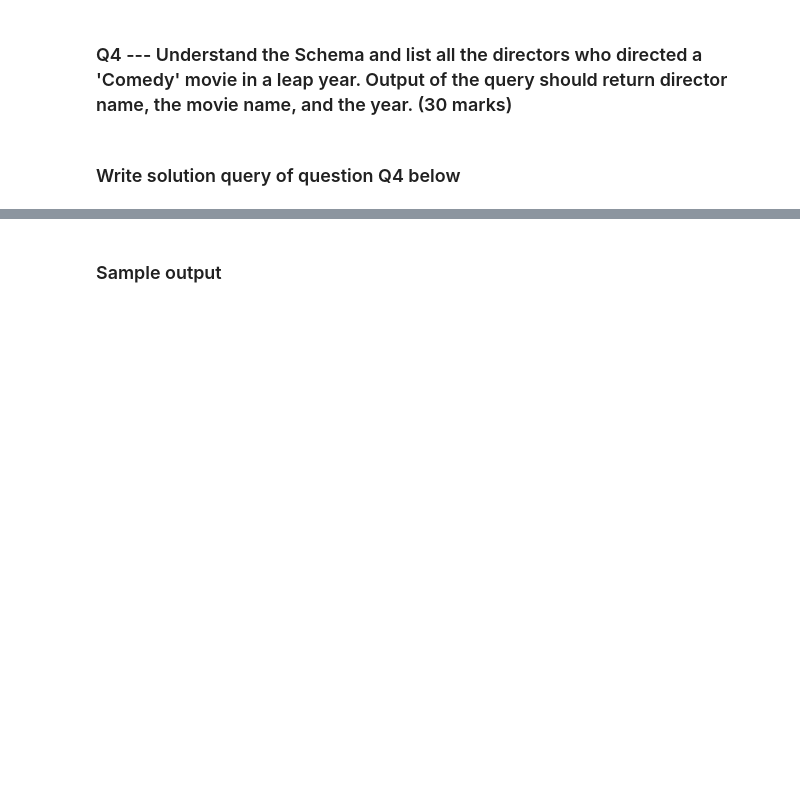
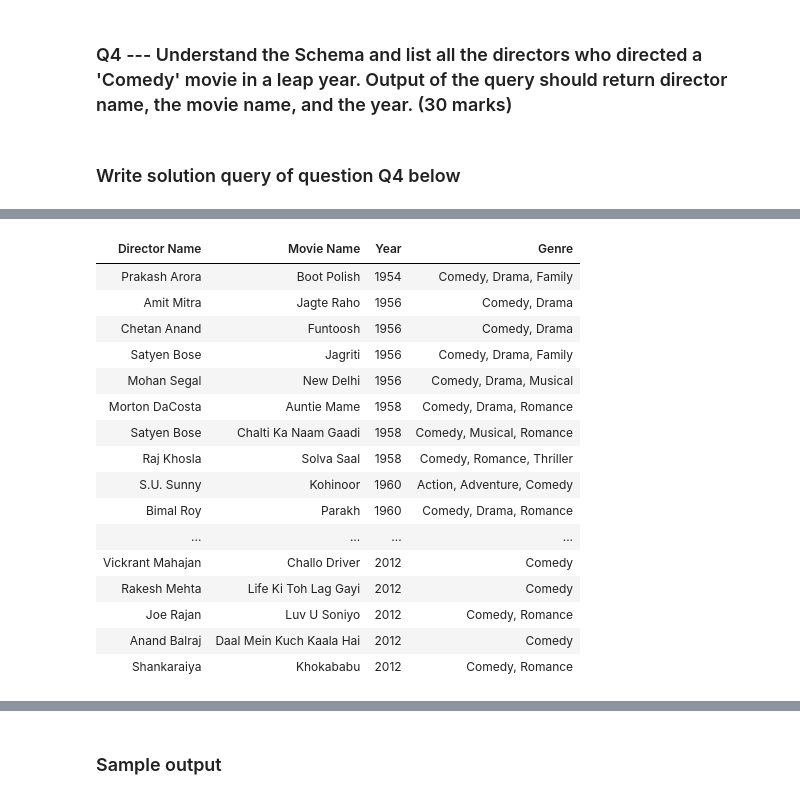
Before and after one commit to santokalayil/interviews, a Jupyter notebook: interviews/ICE/interview_questions_Student/data_science_question_bank _student.ipynb, the cells around one changed output, grey strips where cells are left out. Cells and saved outputs as stored; diff of their text form; code cells hidden in the pictures; blank space fills up the shorter version.

```diff
--- a/interviews/ICE/interview_questions_Student/data_science_question_bank _student.ipynb
+++ b/interviews/ICE/interview_questions_Student/data_science_question_bank _student.ipynb
@@ -333,3 +346,15 @@ Done.
 ### Q4 --- Understand the Schema and list all the directors who directed a 'Comedy' movie in a leap year.  Output of the query should return director name, the movie name, and the year. (30 marks)
 # %% [markdown]
 ### Write solution query of question Q4 below
+# %%
+%%time
+%%sql
+SELECT p.Name as "Director Name", m.Title as "Movie Name", m.Year as "Year", g.Name as "Genre"
+FROM Movie as m
+LEFT JOIN M_Director as md on m.MID = md.MID
+LEFT JOIN Person as p ON md.PID = p.PID
+LEFT JOIN M_Genre as mg on mg.MID = m.MID
+LEFT JOIN Genre as g on mg.GID = g.GID
+WHERE (g.Name LIKE '%Comedy%') AND (m.Year % 2 = 0)
+ORDER BY m.Year ASC
+# %% [output]
@@ -336,3 +365,20 @@ Done.
+| Director Name | Movie Name | Year | Genre |
+| Prakash Arora | Boot Polish | 1954 | Comedy, Drama, Family |
+| Amit Mitra | Jagte Raho | 1956 | Comedy, Drama |
+| Chetan Anand | Funtoosh | 1956 | Comedy, Drama |
+| Satyen Bose | Jagriti | 1956 | Comedy, Drama, Family |
+| Mohan Segal | New Delhi | 1956 | Comedy, Drama, Musical |
+| Morton DaCosta | Auntie Mame | 1958 | Comedy, Drama, Romance |
+| Satyen Bose | Chalti Ka Naam Gaadi | 1958 | Comedy, Musical, Romance |
+| Raj Khosla | Solva Saal | 1958 | Comedy, Romance, Thriller |
+| S.U. Sunny | Kohinoor | 1960 | Action, Adventure, Comedy |
+| Bimal Roy | Parakh | 1960 | Comedy, Drama, Romance |
+| ... | ... | ... | ... |
+| Vickrant Mahajan | Challo Driver | 2012 | Comedy |
+| Rakesh Mehta | Life Ki Toh Lag Gayi | 2012 | Comedy |
+| Joe Rajan | Luv U Soniyo | 2012 | Comedy, Romance |
+| Anand Balraj | Daal Mein Kuch Kaala Hai | 2012 | Comedy |
+| Shankaraiya | Khokababu | 2012 | Comedy, Romance |
 # %%
 %%time
 %%sql
```
Also changed, not shown: parts of 7 cells of this notebook, 12 other files.
